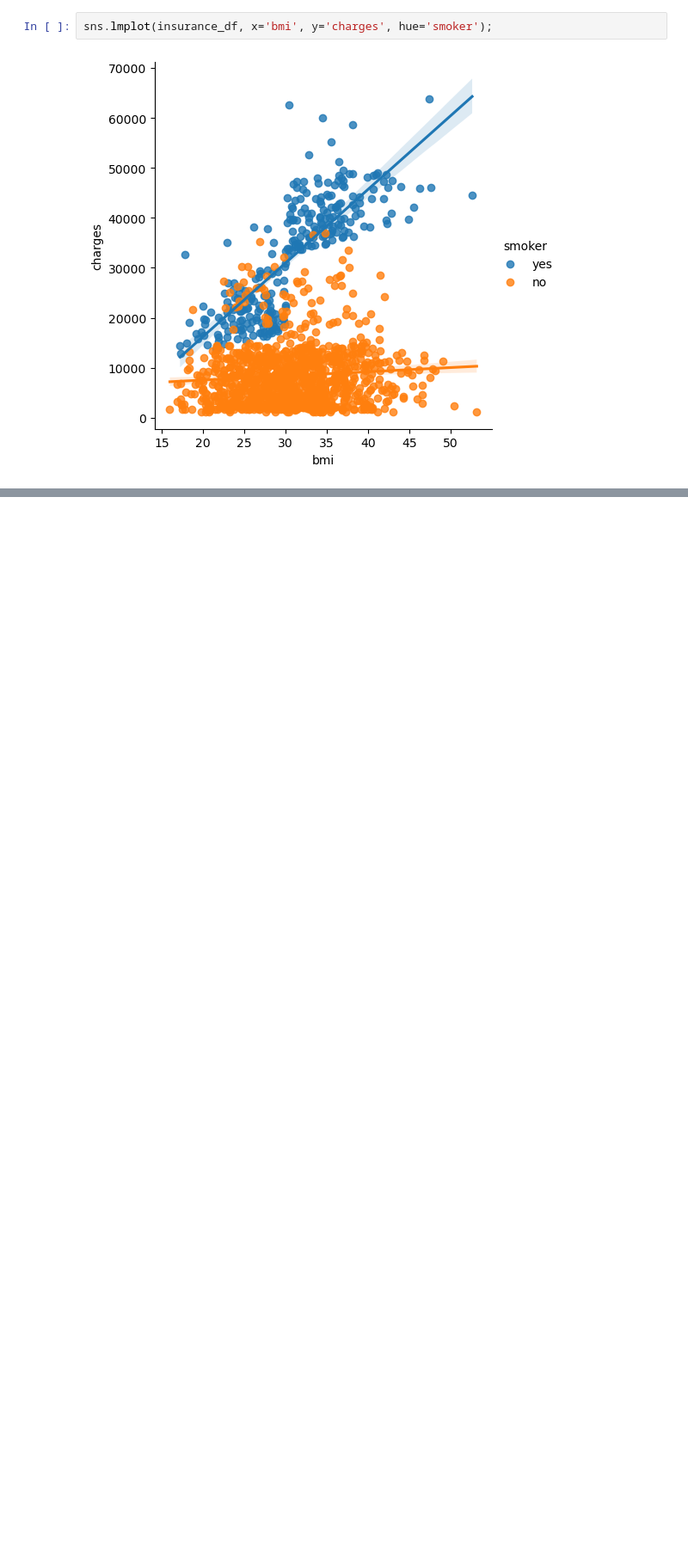
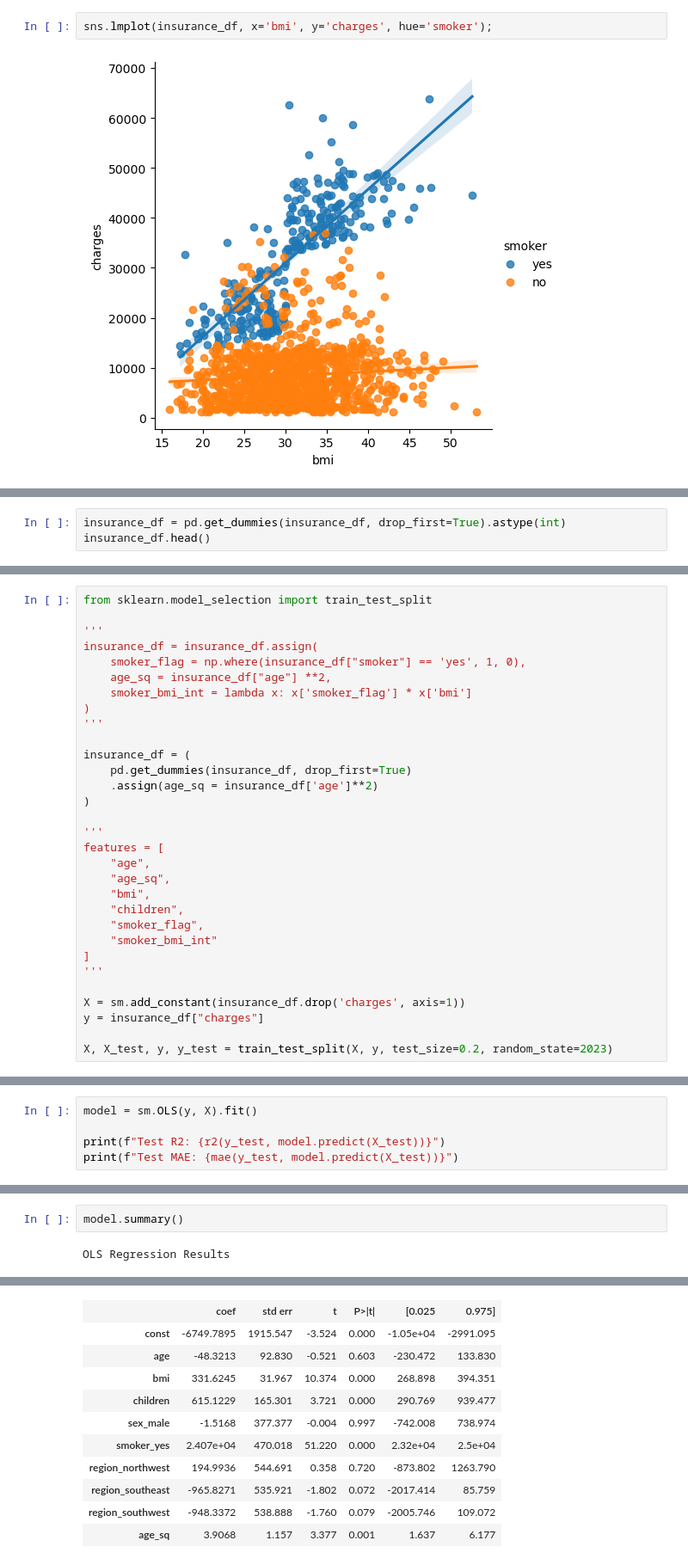
Before and after one commit to Camiloesp/PythonDataScience_SupervisedML, a Jupyter notebook: Regression_and_Forecasting/6_FeatureEngineering.ipynb, the cells around one changed output, grey strips where cells are left out. Shown: that part at 86% size. Cells and saved outputs as stored; diff of their text form; blank space fills up the shorter version.

```diff
--- a/Regression_and_Forecasting/6_FeatureEngineering.ipynb
+++ b/Regression_and_Forecasting/6_FeatureEngineering.ipynb
@@ -234,0 +256,3 @@ print(f"Cross Val MAEs: {round(np.mean(cv_lm_mae), 3)} +- {round(np.std(cv_lm_ma
+# %%
+insurance_df = pd.get_dummies(insurance_df, drop_first=True).astype(int)
+insurance_df.head()
@@ -234,0 +266,31 @@ print(f"Cross Val MAEs: {round(np.mean(cv_lm_mae), 3)} +- {round(np.std(cv_lm_ma
+# %%
+from sklearn.model_selection import train_test_split
+
+'''
+insurance_df = insurance_df.assign(
+    smoker_flag = np.where(insurance_df["smoker"] == 'yes', 1, 0),
+    age_sq = insurance_df["age"] **2,
+    smoker_bmi_int = lambda x: x['smoker_flag'] * x['bmi']
+)
+'''
+
+insurance_df = (
+    pd.get_dummies(insurance_df, drop_first=True)
+    .assign(age_sq = insurance_df['age']**2)
+)
+
+'''
+features = [
+    "age",
+    "age_sq",
+    "bmi",
+    "children",
+    "smoker_flag",
+    "smoker_bmi_int"
+]
+'''
+
+X = sm.add_constant(insurance_df.drop('charges', axis=1))
+y = insurance_df["charges"]
+
+X, X_test, y, y_test = train_test_split(X, y, test_size=0.2, random_state=2023)
@@ -234,0 +331,5 @@ print(f"Cross Val MAEs: {round(np.mean(cv_lm_mae), 3)} +- {round(np.std(cv_lm_ma
+# %%
+model = sm.OLS(y, X).fit()
+
+print(f"Test R2: {r2(y_test, model.predict(X_test))}")
+print(f"Test MAE: {mae(y_test, model.predict(X_test))}")
@@ -234,0 +339,4 @@ print(f"Cross Val MAEs: {round(np.mean(cv_lm_mae), 3)} +- {round(np.std(cv_lm_ma
+# %%
+model.summary()
+# %% [output]
+OLS Regression Results
@@ -234,0 +352,11 @@ print(f"Cross Val MAEs: {round(np.mean(cv_lm_mae), 3)} +- {round(np.std(cv_lm_ma
+|  | coef | std err | t | P>|t| | [0.025 | 0.975] |
+| const | -6749.7895 | 1915.547 | -3.524 | 0.000 | -1.05e+04 | -2991.095 |
+| age | -48.3213 | 92.830 | -0.521 | 0.603 | -230.472 | 133.830 |
+| bmi | 331.6245 | 31.967 | 10.374 | 0.000 | 268.898 | 394.351 |
+| children | 615.1229 | 165.301 | 3.721 | 0.000 | 290.769 | 939.477 |
+| sex_male | -1.5168 | 377.377 | -0.004 | 0.997 | -742.008 | 738.974 |
+| smoker_yes | 2.407e+04 | 470.018 | 51.220 | 0.000 | 2.32e+04 | 2.5e+04 |
+| region_northwest | 194.9936 | 544.691 | 0.358 | 0.720 | -873.802 | 1263.790 |
+| region_southeast | -965.8271 | 535.921 | -1.802 | 0.072 | -2017.414 | 85.759 |
+| region_southwest | -948.3372 | 538.888 | -1.760 | 0.079 | -2005.746 | 109.072 |
+| age_sq | 3.9068 | 1.157 | 3.377 | 0.001 | 1.637 | 6.177 |
```
Also changed, not shown: parts of 9 cells of this notebook.
